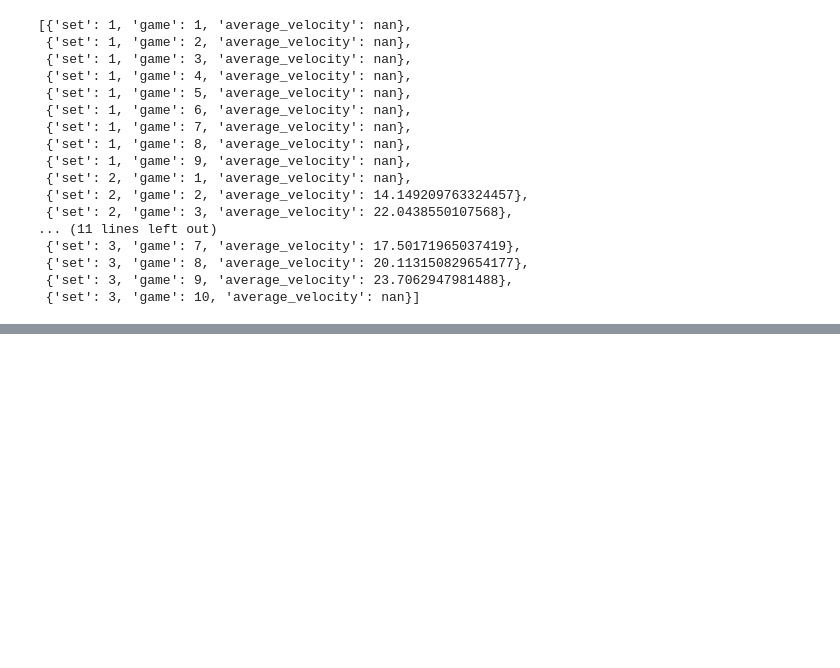
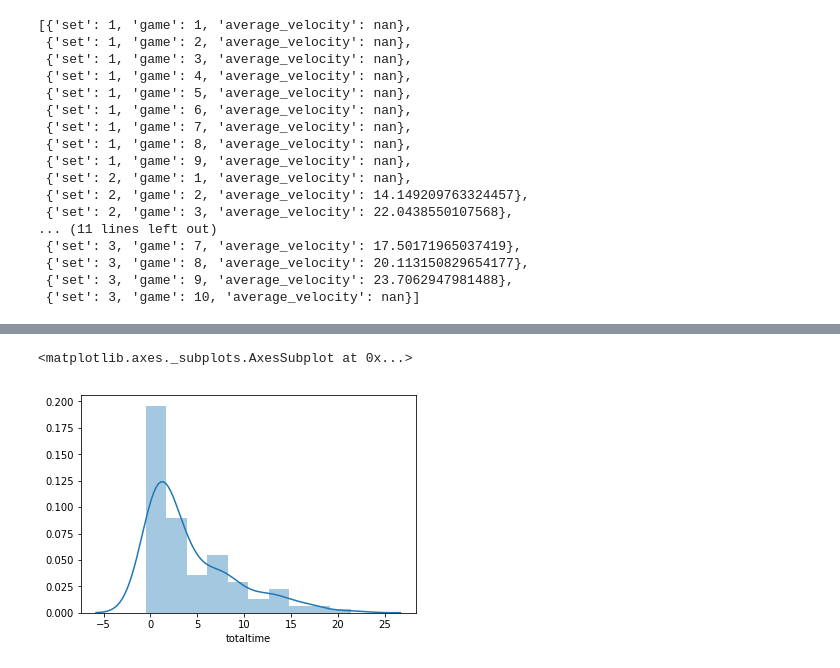
Before and after one commit to ThomasLee94/AUS-open-final-2019-analysis, a Jupyter notebook: analysis.ipynb, the cells around one changed output, grey strips where cells are left out. Cells and saved outputs as stored; diff of their text form; code cells hidden in the pictures; blank space fills up the shorter version.

```diff
--- a/analysis.ipynb
+++ b/analysis.ipynb
@@ -281,0 +381,5 @@ average_velocities_djok
+# %%
+sns.distplot(df_points['totaltime'])
+# %% [output]
+<matplotlib.axes._subplots.AxesSubplot at 0x...>
+[figure, added]
```
Also changed, not shown: parts of 19 cells of this notebook.
